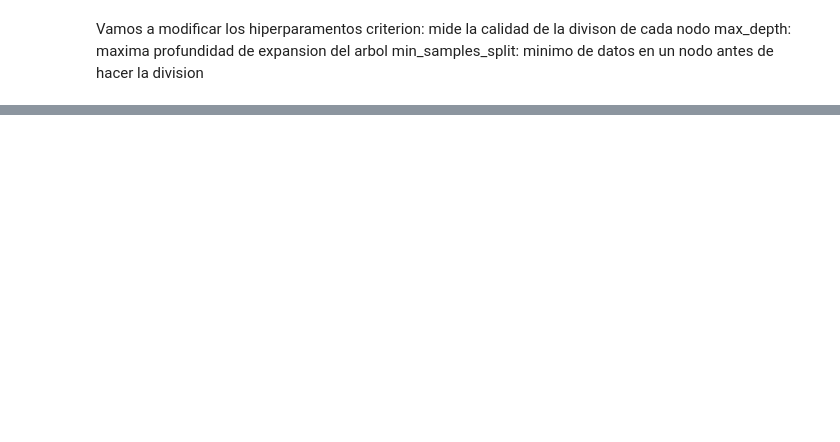
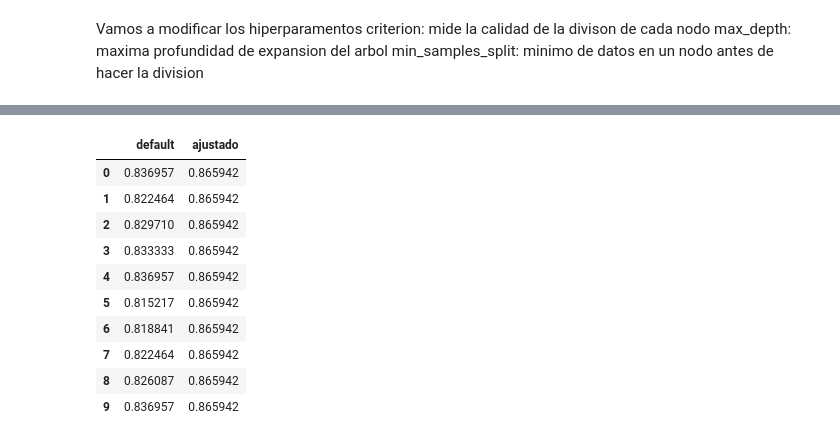
Before and after one commit to Eliseo313/libretas, a Jupyter notebook: problemaCrediticio.ipynb, the cells around one changed output, grey strips where cells are left out. Saved outputs shown, nothing was run; the diff lists cells and outputs as text; code cells hidden in the pictures; blank space fills up the shorter version.

```diff
--- a/problemaCrediticio.ipynb
+++ b/problemaCrediticio.ipynb
@@ -93,0 +162,15 @@ dtc.score(X_test,y_test)
+# %%
+ddff = pd.DataFrame(list(zip(accAD,accAD2)),columns=["default","ajustado"])
+ddff
+# %% [output]
+|  | default | ajustado |
+| 0 | 0.836957 | 0.865942 |
+| 1 | 0.822464 | 0.865942 |
+| 2 | 0.829710 | 0.865942 |
+| 3 | 0.833333 | 0.865942 |
+| 4 | 0.836957 | 0.865942 |
+| 5 | 0.815217 | 0.865942 |
+| 6 | 0.818841 | 0.865942 |
+| 7 | 0.822464 | 0.865942 |
+| 8 | 0.826087 | 0.865942 |
+| 9 | 0.836957 | 0.865942 |
```
Also changed, not shown: parts of 8 cells of this notebook.
